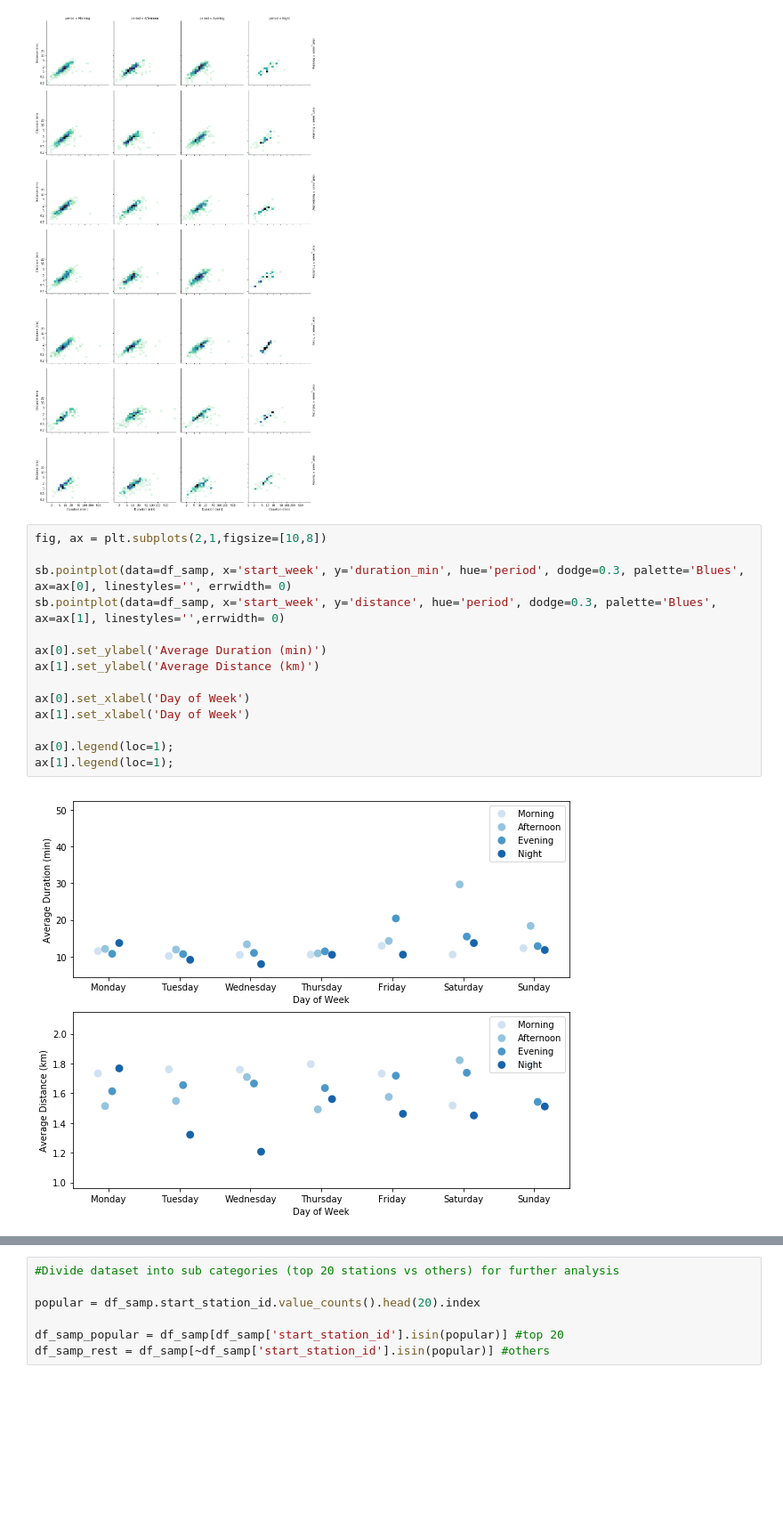
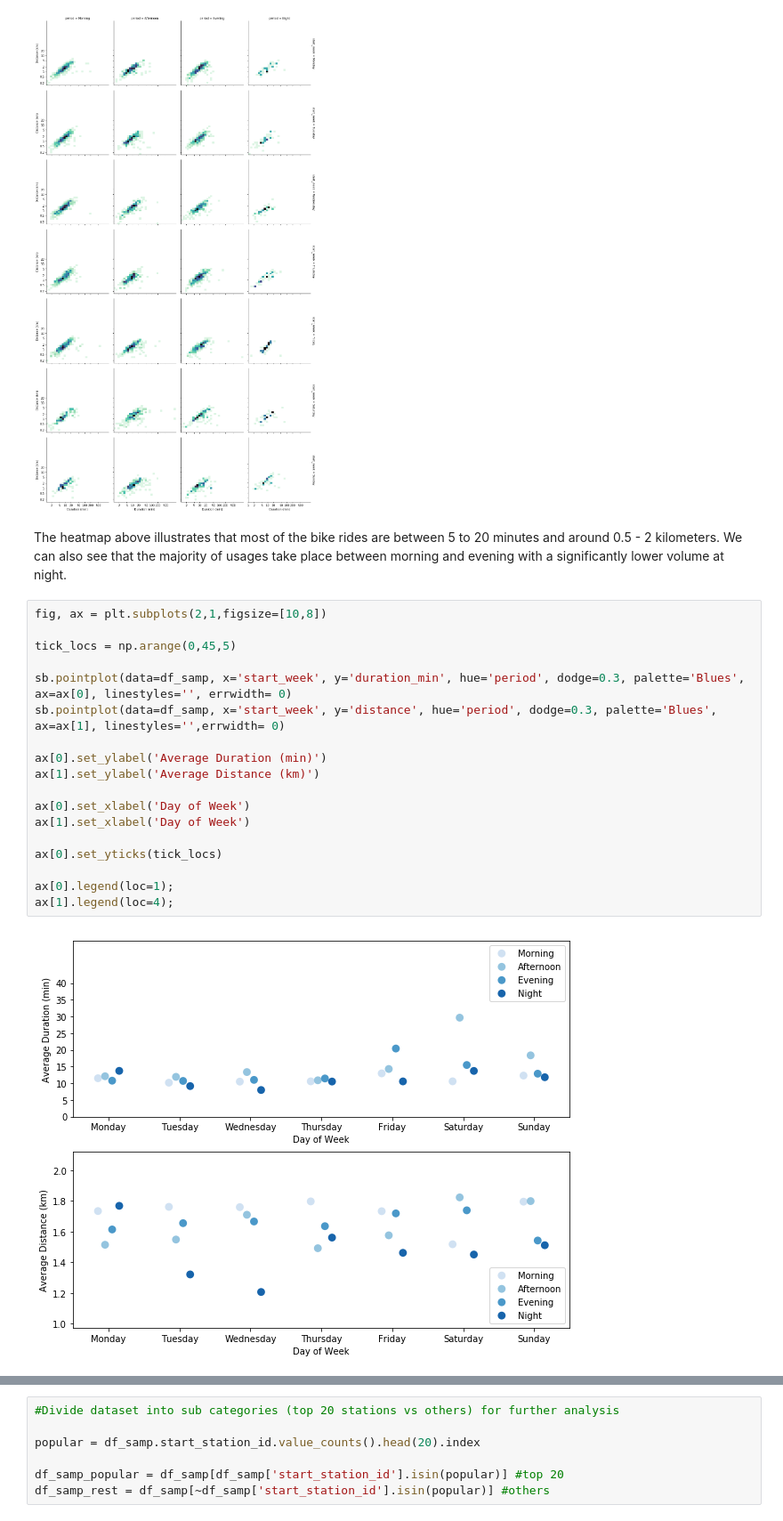
Before and after one commit to sclkan/Lyft-Analysis, a Jupyter notebook: lyft_baywheels_analysis.ipynb, the cells around one changed output, grey strips where cells are left out. Shown at 89% size. Cells and saved outputs as stored; diff of their text form; blank space fills up the shorter version.

```diff
--- a/lyft_baywheels_analysis.ipynb
+++ b/lyft_baywheels_analysis.ipynb
@@ -635,19 +639,25 @@ g.set_xlabels('Duration (min)')
 g.set_ylabels('Distance (km)');
 # %% [output]
 [figure]
+# %% [markdown]
+The heatmap above illustrates that most of the bike rides are between 5 to 20 minutes and around 0.5 - 2 kilometers. We can also see that the majority of usages take place between morning and evening with a significantly lower volume at night.
 # %%
 fig, ax = plt.subplots(2,1,figsize=[10,8])
+
+tick_locs = np.arange(0,45,5)
 
 sb.pointplot(data=df_samp, x='start_week', y='duration_min', hue='period', dodge=0.3, palette='Blues', ax=ax[0], linestyles='', errwidth= 0)
 sb.pointplot(data=df_samp, x='start_week', y='distance', hue='period', dodge=0.3, palette='Blues', ax=ax[1], linestyles='',errwidth= 0)
 
 ax[0].set_ylabel('Average Duration (min)')
 ax[1].set_ylabel('Average Distance (km)')
 
 ax[0].set_xlabel('Day of Week')
 ax[1].set_xlabel('Day of Week')
 
+ax[0].set_yticks(tick_locs)
+
 ax[0].legend(loc=1);
-ax[1].legend(loc=1);
+ax[1].legend(loc=4);
 # %% [output]
-[figure, old version]
+[figure, new version]
```
Also changed, not shown: parts of 13 cells of this notebook.
